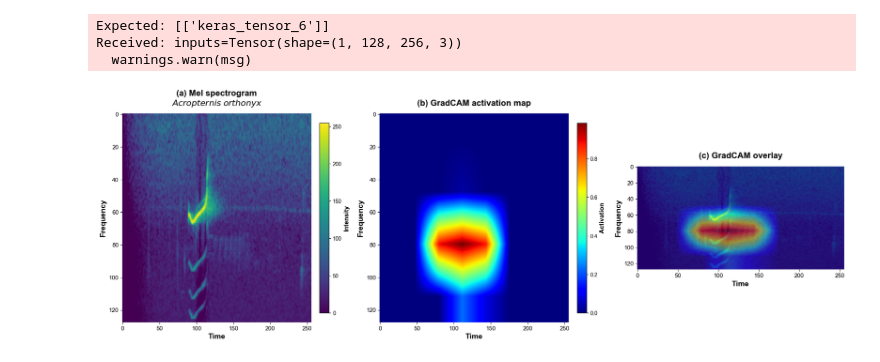
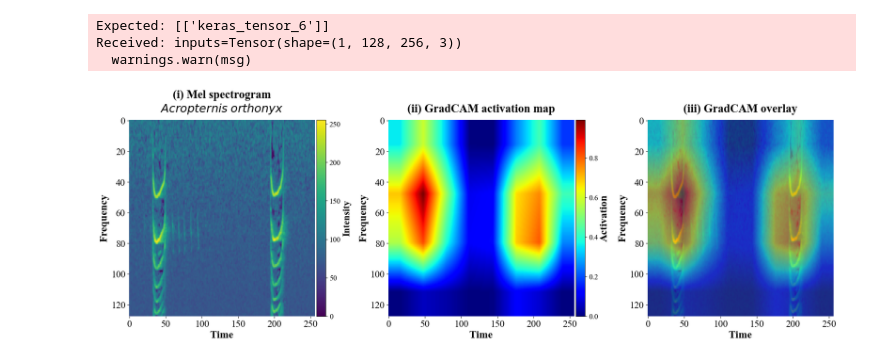
Before and after one commit to camiloacp/The-Evolutionary-Structure-of-Acoustic-Learnability-A-Deep-Learning-Approach-to-Neotropical-Birdsong, a Jupyter notebook: notebooks/09_GradCam.ipynb, the cells around one changed output. Cells and saved outputs as stored; diff of their text form; code cells hidden in the pictures.

Commit message:
feat: se actualiza el nb 09 de gradcam

```diff
--- a/notebooks/09_GradCam.ipynb
+++ b/notebooks/09_GradCam.ipynb
@@ -18,7 +18,7 @@ from IPython.display import Image, display
 preprocessor = ImagePreprocessor()
 data = preprocessor.load_data_from_directory("../src/data/images_test/images_spectograms")
 # %%
-model_name = "ResNet152V2" #"EfficientNetV2L" #"ResNet152V2" #"EfficientNetB7"
+model_name = "EfficientNetV2L" #"EfficientNetV2L" #"ResNet152V2" #"EfficientNetB7"
 
 model_trainer = ModelTrainer(
     model_name=model_name,
@@ -72,13 +72,14 @@ heatmap, original_img, class_output = gradcam.generate_gradcam(img_path)
 # ===== CONFIGURACIÓN DE ESTILO CIENTÍFICO =====
 plt.rcParams.update({
     'font.family': 'sans-serif',
-    'font.sans-serif': ['Arial', 'Helvetica', 'DejaVu Sans'],
+    'font.sans-serif': ['Times New Roman'],
     'axes.linewidth': 0.8,
     'axes.spines.top': False,
     'axes.spines.right': False,
 })
 
 fig, axes = plt.subplots(1, 3, figsize=(20, 7), facecolor='white')
+from mpl_toolkits.axes_grid1 import make_axes_locatable
 
 # --- PANEL A: Espectrograma Mel con colormap viridis ---
 if len(original_img.shape) == 3:
@@ -95,27 +96,29 @@ if len(genus_species) >= 2:
 else:
     titulo_italica = f"$\it{{{species_name}}}$"
 
-axes[0].set_title(f'(a) Mel spectrogram\n{titulo_italica}', fontsize=16, fontweight='bold', pad=15)
-axes[0].set_xlabel('Time', fontsize=14, fontweight='bold')
-axes[0].set_ylabel('Frequency', fontsize=14, fontweight='bold')
-axes[0].tick_params(labelsize=11)
+axes[0].set_title(f'(i) Mel spectrogram\n{titulo_italica}', fontsize=22, fontweight='bold', pad=15)
+axes[0].set_xlabel('Time', fontsize=20, fontweight='bold')
+axes[0].set_ylabel('Frequency', fontsize=20, fontweight='bold')
+axes[0].tick_params(labelsize=18)
 
 # Añadir colorbar
-cbar1 = plt.colorbar(im1, ax=axes[0], fraction=0.046, pad=0.04)
-cbar1.set_label('Intensity', fontsize=12, fontweight='bold')
-cbar1.ax.tick_params(labelsize=10)
+cax1 = make_axes_locatable(axes[0]).append_axes("right", size="5%", pad=0.05)
+cbar1 = fig.colorbar(im1, cax=cax1)
+cbar1.set_label('Intensity', fontsize=18, fontweight='bold')
+cbar1.ax.tick_params(labelsize=14)
 
 # --- PANEL B: Mapa de calor GradCAM ---
 im2 = axes[1].imshow(heatmap, cmap="jet", aspect='auto')
-axes[1].set_title('(b) GradCAM activation map', fontsize=16, fontweight='bold', pad=15)
-axes[1].set_xlabel('Time', fontsize=14, fontweight='bold')
-axes[1].set_ylabel('Frequency', fontsize=14, fontweight='bold')
-axes[1].tick_params(labelsize=11)
+axes[1].set_title('(ii) GradCAM activation map', fontsize=22, fontweight='bold', pad=15)
+axes[1].set_xlabel('Time', fontsize=20, fontweight='bold')
+axes[1].set_ylabel('Frequency', fontsize=20, fontweight='bold')
+axes[1].tick_params(labelsize=18)
 
 # Añadir colorbar
-cbar2 = plt.colorbar(im2, ax=axes[1], fraction=0.046, pad=0.04)
-cbar2.set_label('Activation', fontsize=12, fontweight='bold')
-cbar2.ax.tick_params(labelsize=10)
+cax2 = make_axes_locatable(axes[1]).append_axes("right", size="5%", pad=0.05)
+cbar2 = fig.colorbar(im2, cax=cax2)
+cbar2.set_label('Activation', fontsize=20, fontweight='bold')
+cbar2.ax.tick_params(labelsize=14)
 
 # --- PANEL C: Superposición ---
 # Convertir espectrograma a viridis para la superposición
@@ -129,42 +132,45 @@ else:
 import matplotlib.cm as cm
 viridis_img = cm.viridis(normalized)[:, :, :3]  # Excluir canal alpha
 
-axes[2].imshow(viridis_img)
-axes[2].imshow(heatmap, alpha=0.5, cmap='jet')
-axes[2].set_title('(c) GradCAM overlay', fontsize=16, fontweight='bold', pad=15)
-axes[2].set_xlabel('Time', fontsize=14, fontweight='bold')
-axes[2].set_ylabel('Frequency', fontsize=14, fontweight='bold')
-axes[2].tick_params(labelsize=11)
+axes[2].imshow(viridis_img, aspect='auto')
+axes[2].imshow(heatmap, alpha=0.5, cmap='jet', aspect='auto')
+# Reservar el mismo espacio de colorbar que (a) y (b), pero invisible -> paneles del mismo tamaño
+cax3 = make_axes_locatable(axes[2]).append_axes("right", size="5%", pad=0.05)
+cax3.axis('off')
+axes[2].set_title('(iii) GradCAM overlay', fontsize=22, fontweight='bold', pad=15)
+axes[2].set_xlabel('Time', fontsize=20, fontweight='bold')
+axes[2].set_ylabel('Frequency', fontsize=20, fontweight='bold')
+axes[2].tick_params(labelsize=18)
 
 # Añadir información de confianza (usando las probabilidades correctas)
 # class_output son las predicciones crudas, necesitamos normalizarlas
 predicted_class_idx = np.argmax(class_output[0])
 confidence = float(class_output[0][predicted_class_idx])
 
 # Si la confianza está fuera del rango [0, 1], aplicar softmax
 if confidence > 1.0 or confidence < 0:
     from scipy.special import softmax
     probabilities = softmax(class_output[0])
     confidence = float(probabilities[predicted_class_idx])
 
 # textstr = f'Model confidence: {confidence:.1%}'
 # props = dict(boxstyle='round', facecolor='white', alpha=0.9, edgecolor='gray', linewidth=0.8)
 # axes[2].text(0.02, 0.98, textstr, transform=axes[2].transAxes, fontsize=12,
 #             verticalalignment='top', horizontalalignment='left', bbox=props, fontweight='bold')
 
 # Remover spines superiores y derechos
 for ax in axes:
     ax.spines['top'].set_visible(False)
     ax.spines['right'].set_visible(False)
     ax.spines['bottom'].set_visible(False)
     ax.spines['left'].set_visible(False)
 
 plt.tight_layout(pad=1.5)
-plt.savefig('../fig/gradcam_analysis.png', dpi=300, bbox_inches='tight')
+plt.savefig('../fig/gradcam_analysis.png', dpi=600, bbox_inches='tight')
 plt.savefig('../fig/gradcam_analysis.pdf', bbox_inches='tight')
 plt.show()
 # %% [output]
 Expected: [['keras_tensor_6']]
 Received: inputs=Tensor(shape=(1, 128, 256, 3))
   warnings.warn(msg)
-[figure, old version]
+[figure, new version]
```
Also changed, not shown: parts of 9 cells of this notebook.
